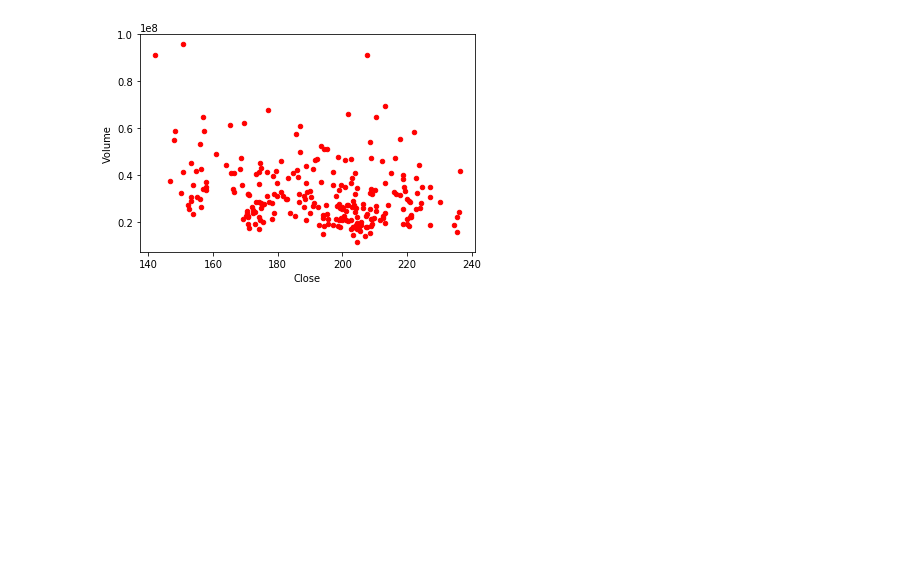
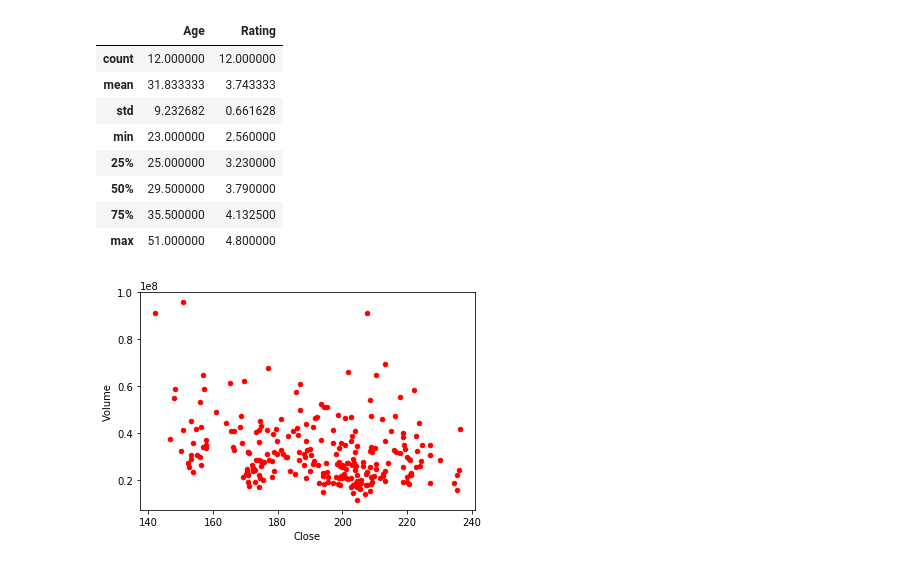
Before and after one commit to cheryladay/Stats-Intro, a Jupyter notebook: Stats_Presentation.ipynb, the cells around one changed output. Drawn from its saved outputs; the diff is of its cells as text; code cells hidden in the pictures; blank space fills up the shorter version.

Commit message:
Update Stats_Presentation.ipynb
Added basic stats describe()

```diff
--- a/Stats_Presentation.ipynb
+++ b/Stats_Presentation.ipynb
@@ -6,6 +6,29 @@ import matplotlib.pyplot as plt
 import numpy as np
 from matplotlib import colors
 from matplotlib.ticker import PercentFormatter
+# %%
+# Create a Dictionary of series
+d = {'Name':pd.Series(['Tom','James','Ricky','Vin','Steve','Smith','Jack',
+   'Lee','David','Gasper','Betina','Andres']),
+'Age':pd.Series([25,26,25,23,30,29,23,34,40,30,51,46]),
+'Rating':pd.Series([4.23,3.24,3.98,2.56,3.20,4.6,3.8,3.78,2.98,4.80,4.10,3.65])
+}
+
+# Create a DataFrame from the Dictionary
+df = pd.DataFrame(d)
+# %%
+# Show basic statistics for the DataFrame
+df.describe()
+# %% [output]
+|  | Age | Rating |
+| count | 12.000000 | 12.000000 |
+| mean | 31.833333 | 3.743333 |
+| std | 9.232682 | 0.661628 |
+| min | 23.000000 | 2.560000 |
+| 25% | 25.000000 | 3.230000 |
+| 50% | 29.500000 | 3.790000 |
+| 75% | 35.500000 | 4.132500 |
+| max | 51.000000 | 4.800000 |
 # %%
 # Import data into Dataframe (Excel format)
 # Stock prices for Apple over time
```
